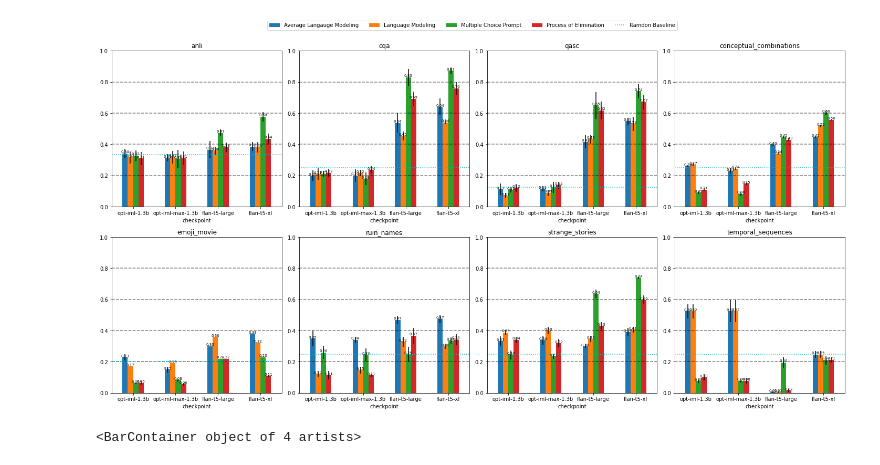
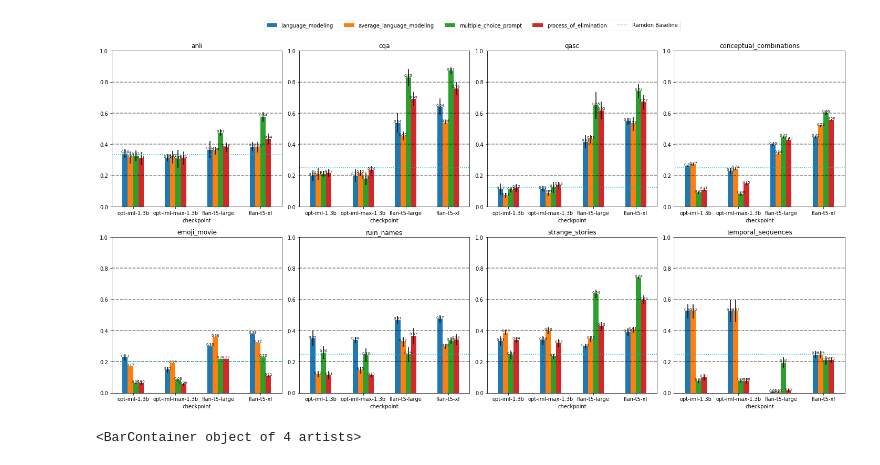
Before and after one commit to KasMasVan/csr_exp_resource_index, a Jupyter notebook: results/process.ipynb, the cells around one changed output. Drawn from its saved outputs; the diff is of its cells as text; code cells hidden in the pictures.

Commit message:
Update plotting

```diff
--- a/results/process.ipynb
+++ b/results/process.ipynb
@@ -34,35 +34,35 @@ random_baselines = [1/3, 1/4, 1/8, 1/4, 1/5, 1/4, 1/4, 1/4]
 # create subplots for eight datasets
 fig, axes = plt.subplots(2, 4, figsize=(20, 10))
 for i, dataset in enumerate(datasets):
     ax = axes[i//4][i%4]
     ax.set_ylim([0.0, 1.0])
     h_lines = [0.2, 0.4, 0.6, 0.8]
     data_df = df[(df["dataset"] == dataset) & (df["checkpoint"].isin(model_index))]
     data_df = data_df.groupby(["checkpoint","method"])
     data_means = data_df.mean().unstack().reindex(method_index, axis="columns").reindex(model_index, axis="rows")
     data_errors = data_df.std().unstack().reindex(method_index, axis="columns").reindex(model_index, axis="rows")
     data_means.plot.bar(yerr=data_errors, rot=0, ax=ax, title=dataset, legend=False)
 
     # add accuracy scores to each bar
     for p in ax.patches:
         ax.text(p.get_x() + p.get_width()/2., p.get_height(), '%.2f' % float(p.get_height()), ha='center', va='bottom', fontsize=7)
     for y in h_lines:
         ax.axhline(y, color="black", linestyle="--", alpha=0.5)
     # plot the random baseline
     ax.axhline(random_baselines[i], color="c", linestyle=":", alpha=1)
 
 # get legends
 handles, labels = axes[0][0].get_legend_handles_labels()
-labels = ["Average Langauge Modeling", "Language Modeling", "Multiple Choice Prompt", "Process of Elimination"]
+labels = [label[label.index(',')+2 : label.index(')')] for label in labels]
 handles += [mlines.Line2D([], [], linestyle=':', color='c', label='Custom Line')]
 labels +=["Ramdon Baseline"]
 fig.legend(handles, labels, loc='upper center', ncol=5, bbox_to_anchor=(0.5, 1.05))
 plt.tight_layout()
 
 # save the figure
 plt.savefig("v1.png", dpi=300, bbox_inches='tight')
 # %% [output]
-[figure, old version]
+[figure, new version]
 # %%
 handles[0]
 # %% [output]
```
